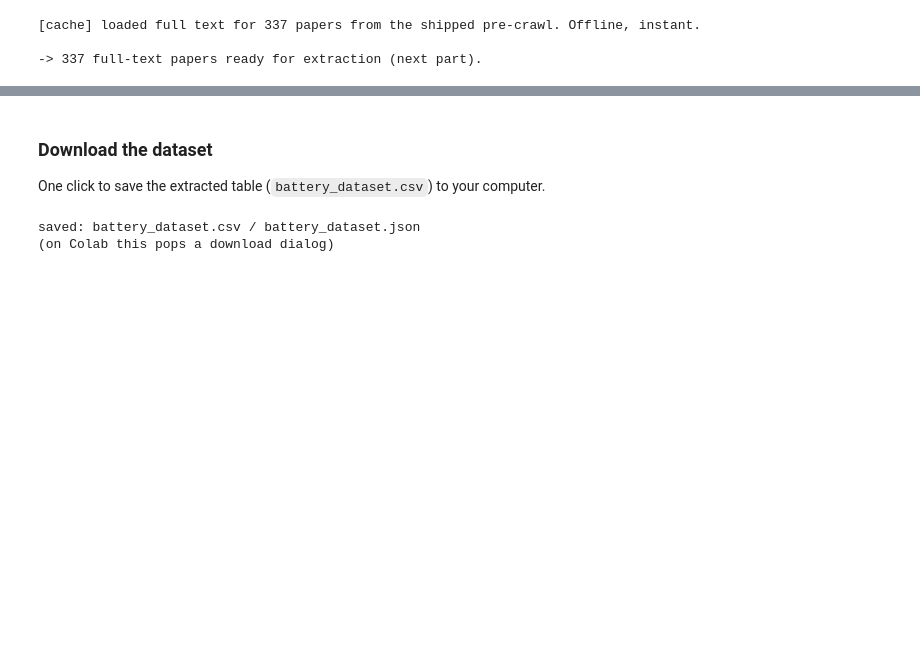
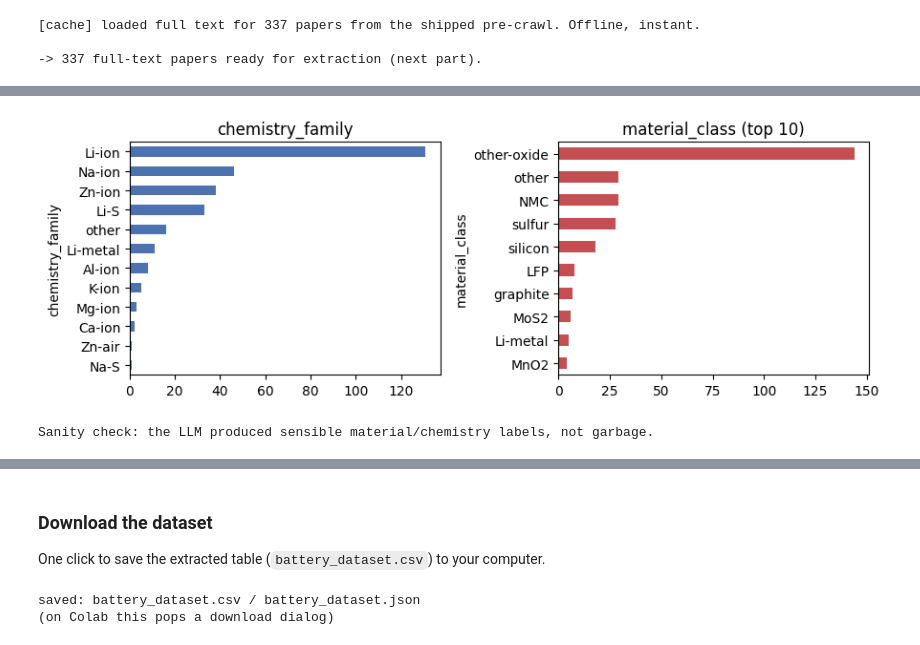
Before and after one commit to ruiding-uchicago/NRT_Training_Materials, a Jupyter notebook: module_2c_literature_to_dataset/Module2c_Literature_to_Dataset.ipynb, the cells around one changed output, grey strips where cells are left out. Saved outputs shown, nothing was run; the diff lists cells and outputs as text; code cells hidden in the pictures; blank space fills up the shorter version.

```diff
--- a/module_2c_literature_to_dataset/Module2c_Literature_to_Dataset.ipynb
+++ b/module_2c_literature_to_dataset/Module2c_Literature_to_Dataset.ipynb
@@ -295,0 +356,9 @@ Rules: use only values stated in the text; numeric fields must be plain numbers;
+# %%
+fig,ax=plt.subplots(1,2,figsize=(9,3.2))
+data["chemistry_family"].value_counts().plot.barh(ax=ax[0],color="#4C72B0"); ax[0].invert_yaxis(); ax[0].set_title("chemistry_family")
+data["material_class"].value_counts().head(10).plot.barh(ax=ax[1],color="#C44E52"); ax[1].invert_yaxis(); ax[1].set_title("material_class (top 10)")
+plt.tight_layout(); plt.show()
+print("Sanity check: the LLM produced sensible material/chemistry labels, not garbage.")
+# %% [output]
+[figure, added]
+Sanity check: the LLM produced sensible material/chemistry labels, not garbage.
```
Also changed, not shown: parts of 13 cells of this notebook, 3 other files.
